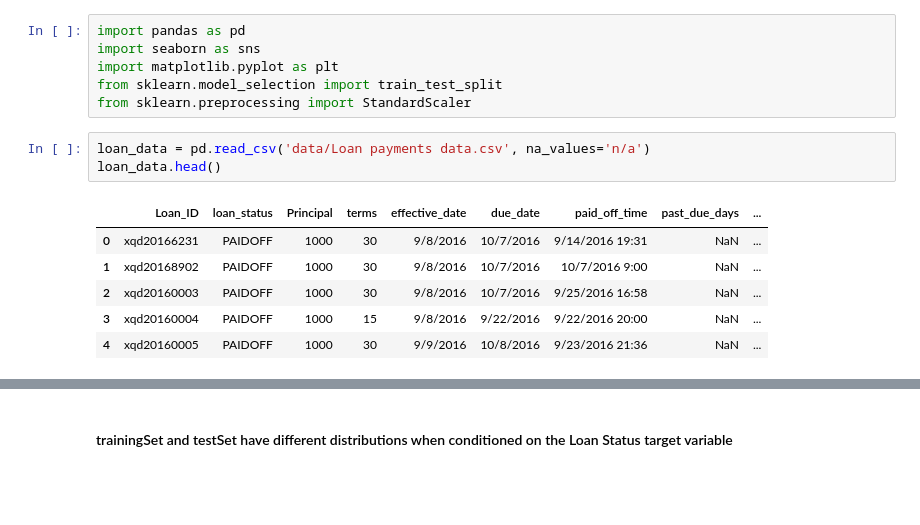
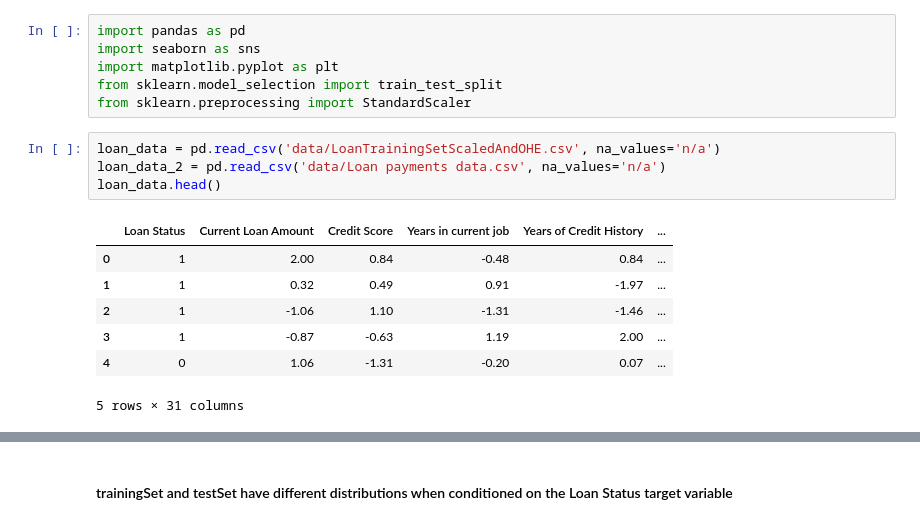
Before and after one commit to naikshubham/Machine-Learning-Interview-Questions-in-Python, a Jupyter notebook: Train Vs Test distribution & transformation.ipynb, the cells around one changed output, grey strips where cells are left out. Drawn from its saved outputs; the diff is of its cells as text; blank space fills up the shorter version.

```diff
--- a/Train Vs Test distribution & transformation.ipynb
+++ b/Train Vs Test distribution & transformation.ipynb
@@ -7,12 +7,14 @@ import matplotlib.pyplot as plt
 from sklearn.model_selection import train_test_split
 from sklearn.preprocessing import StandardScaler
 # %%
-loan_data = pd.read_csv('data/Loan payments data.csv', na_values='n/a')
+loan_data = pd.read_csv('data/LoanTrainingSetScaledAndOHE.csv', na_values='n/a')
+loan_data_2 = pd.read_csv('data/Loan payments data.csv', na_values='n/a')
 loan_data.head()
 # %% [output]
-|  | Loan_ID | loan_status | Principal | terms | effective_date | due_date | paid_off_time | past_due_days | ... |
-| 0 | xqd20166231 | PAIDOFF | 1000 | 30 | 9/8/2016 | 10/7/2016 | 9/14/2016 19:31 | NaN | ... |
-| 1 | xqd20168902 | PAIDOFF | 1000 | 30 | 9/8/2016 | 10/7/2016 | 10/7/2016 9:00 | NaN | ... |
-| 2 | xqd20160003 | PAIDOFF | 1000 | 30 | 9/8/2016 | 10/7/2016 | 9/25/2016 16:58 | NaN | ... |
-| 3 | xqd20160004 | PAIDOFF | 1000 | 15 | 9/8/2016 | 9/22/2016 | 9/22/2016 20:00 | NaN | ... |
-| 4 | xqd20160005 | PAIDOFF | 1000 | 30 | 9/9/2016 | 10/8/2016 | 9/23/2016 21:36 | NaN | ... |
+|  | Loan Status | Current Loan Amount | Credit Score | Years in current job | Years of Credit History | ... |
+| 0 | 1 | 2.00 | 0.84 | -0.48 | 0.84 | ... |
+| 1 | 1 | 0.32 | 0.49 | 0.91 | -1.97 | ... |
+| 2 | 1 | -1.06 | 1.10 | -1.31 | -1.46 | ... |
+| 3 | 1 | -0.87 | -0.63 | 1.19 | 2.00 | ... |
+| 4 | 0 | 1.06 | -1.31 | -0.20 | 0.07 | ... |
+5 rows × 31 columns
```
Also changed, not shown: parts of 10 cells of this notebook.
